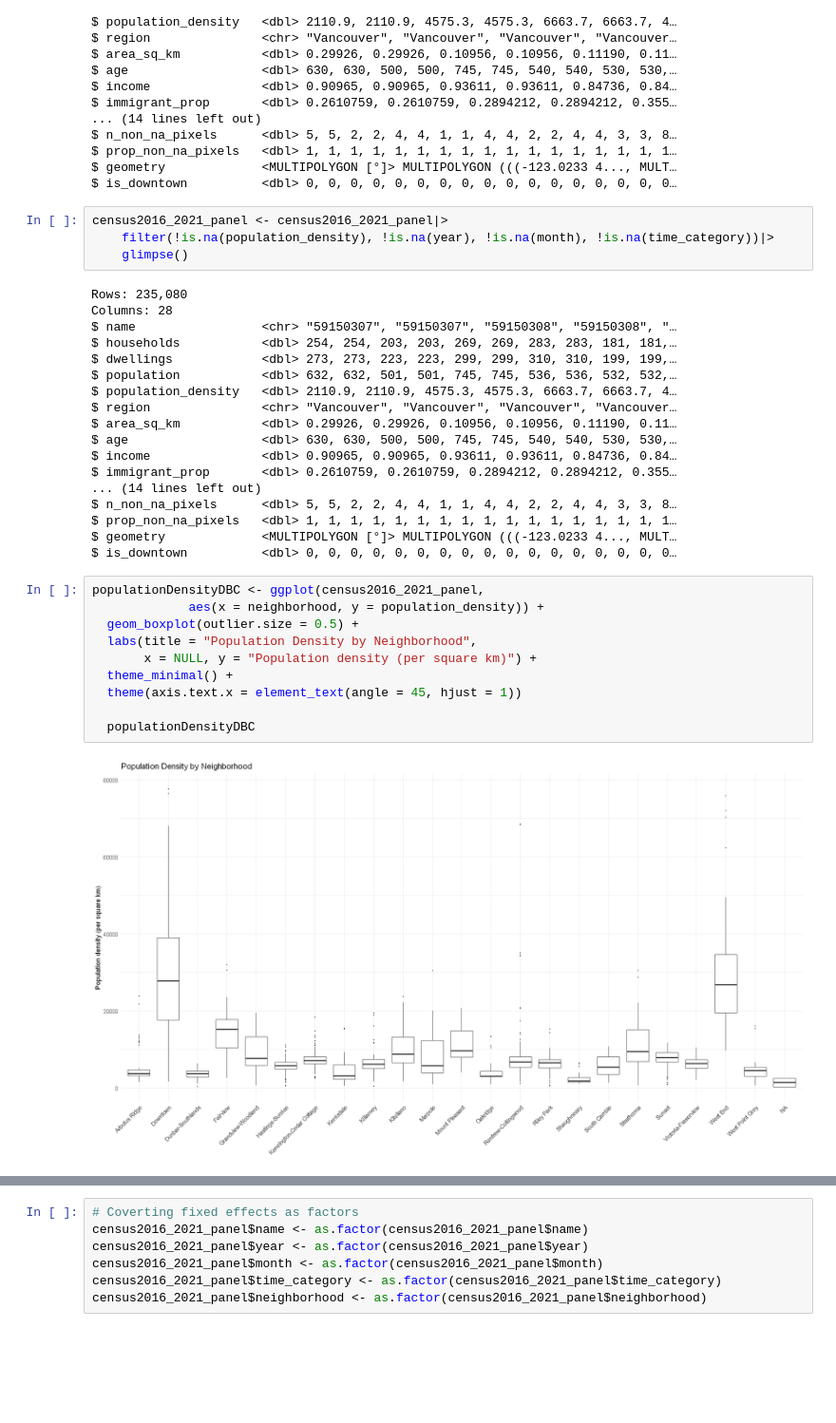
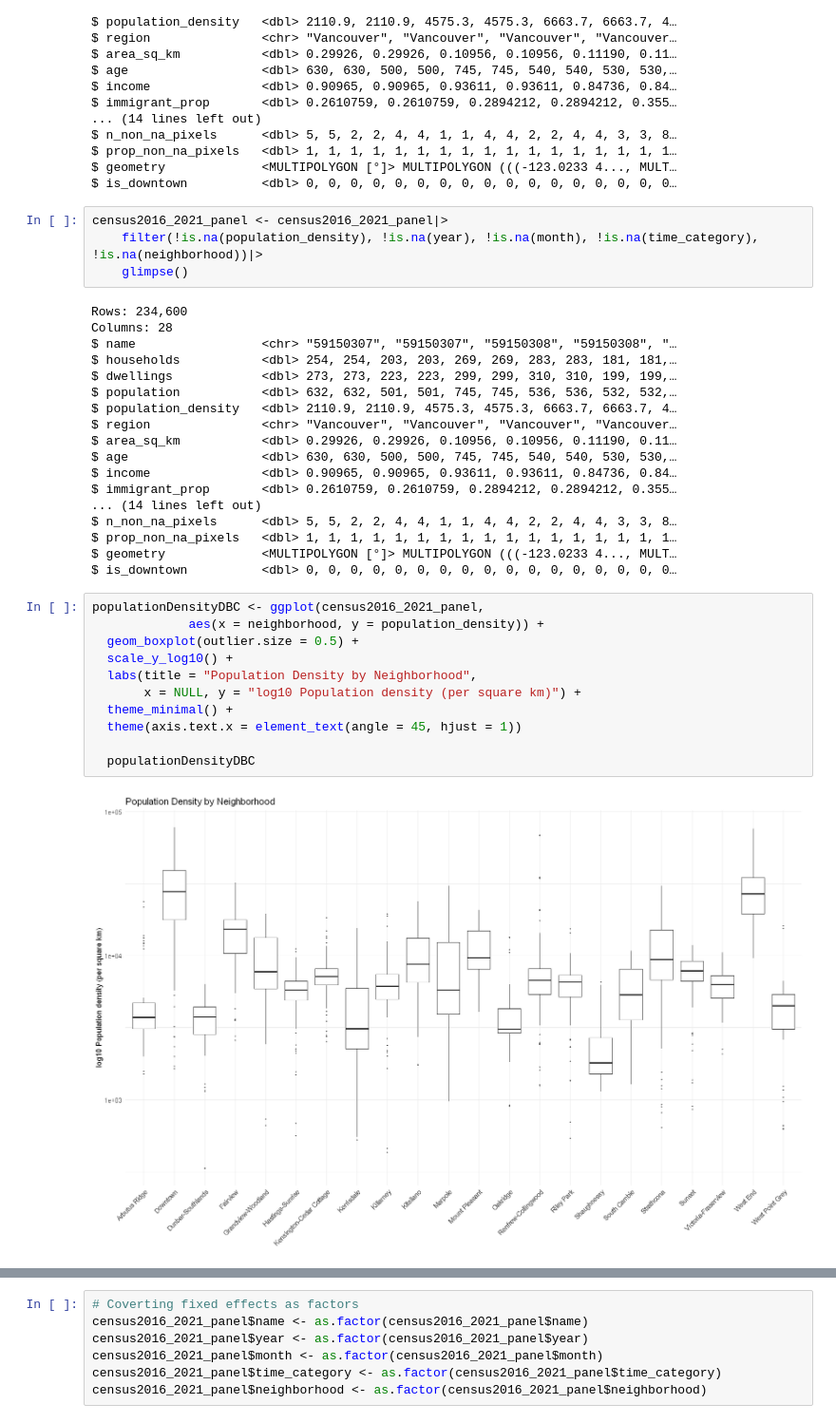
Before and after one commit to Irene-Berezin/econ_398_project, a Jupyter notebook: project_workbook.ipynb, the cells around one changed output, grey strips where cells are left out. Shown at 95% size. Cells and saved outputs as stored; diff of their text form; blank space fills up the shorter version.

Commit message:
included reset tests for two scales

```diff
--- a/project_workbook.ipynb
+++ b/project_workbook.ipynb
@@ -473,10 +473,10 @@ $ geometry             <MULTIPOLYGON [°]> MULTIPOLYGON (((-123.0233 4..., MULT
 $ is_downtown          <dbl> 0, 0, 0, 0, 0, 0, 0, 0, 0, 0, 0, 0, 0, 0, 0, 0, 0…
 # %%
 census2016_2021_panel <- census2016_2021_panel|>
-    filter(!is.na(population_density), !is.na(year), !is.na(month), !is.na(time_category))|>
+    filter(!is.na(population_density), !is.na(year), !is.na(month), !is.na(time_category), !is.na(neighborhood))|>
     glimpse()
 # %% [output]
-Rows: 235,080
+Rows: 234,600
 Columns: 28
 $ name                 <chr> "59150307", "59150307", "59150308", "59150308", "…
 $ households           <dbl> 254, 254, 203, 203, 269, 269, 283, 283, 181, 181,…
@@ -496,15 +496,16 @@ $ is_downtown          <dbl> 0, 0, 0, 0, 0, 0, 0, 0, 0, 0, 0, 0, 0, 0, 0, 0, 0
 # %%
 populationDensityDBC <- ggplot(census2016_2021_panel,
              aes(x = neighborhood, y = population_density)) +
   geom_boxplot(outlier.size = 0.5) +
+  scale_y_log10() +
   labs(title = "Population Density by Neighborhood",
-       x = NULL, y = "Population density (per square km)") +
+       x = NULL, y = "log10 Population density (per square km)") +
   theme_minimal() +
   theme(axis.text.x = element_text(angle = 45, hjust = 1))
 
   populationDensityDBC
 # %% [output]
-[figure, old version]
+[figure, new version]
 # %%
 incomeDBC <- ggplot(census2016_2021_panel,
              aes(x = neighborhood, y = income)) +
```
Also changed, not shown: parts of 33 cells of this notebook.
